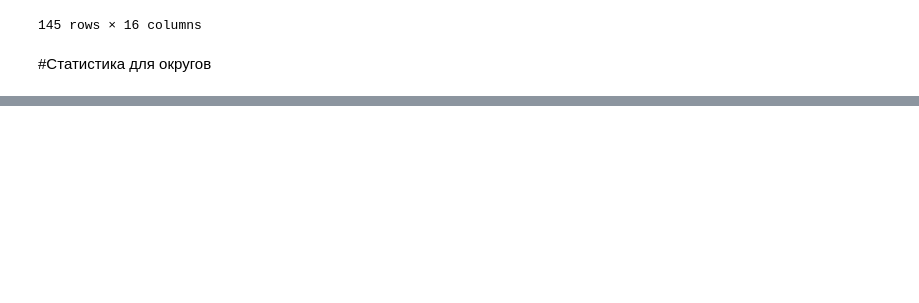
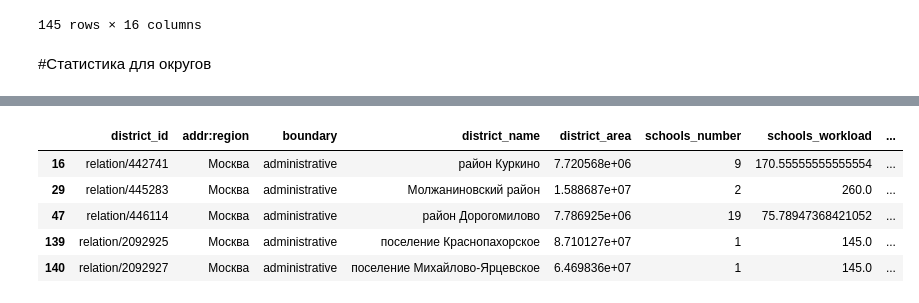
Before and after one commit to IvanTurHi/diplom, a Jupyter notebook: additional_code/preparation_for_statistic.ipynb, the cells around one changed output, grey strips where cells are left out. Cells and saved outputs as stored; diff of their text form; code cells hidden in the pictures; blank space fills up the shorter version.

```diff
--- a/additional_code/preparation_for_statistic.ipynb
+++ b/additional_code/preparation_for_statistic.ipynb
@@ -488,0 +517,30 @@ regions_df.to_file('/content/administrative_regions_transform.geojson', driver="
+# %%
+zone_1 = ['relation/1281220', 'relation/1250526', 'relation/1257484', 'relation/446079', 'relation/2162195', 'relation/445298',
+          'relation/1281648', 'relation/444908', 'relation/446114', 'relation/1255942', 'relation/952191', 'relation/1257218',
+          'relation/240229', 'relation/1281702', 'relation/1252407', 'relation/364001', 'relation/1278046', 'relation/1292499',
+          'relation/1250619', 'relation/1299106', 'relation/1275551', 'relation/1292679', 'relation/446115', 'relation/446272',
+          'relation/445281', 'relation/445280', 'relation/364551', 'relation/1275608', 'relation/1257786', 'relation/1292731',
+          'relation/446112', 'relation/1255987', 'relation/428431', 'relation/445299', 'relation/1281263', 'relation/1275627']
+# %%
+zone_2 = ['relation/1252465', 'relation/1319060', 'relation/1252424', 'relation/446078', 'relation/1255704', 'relation/445297',
+          'relation/1319142', 'relation/1281209', 'relation/1292286', 'relation/1319263', 'relation/1319245', 'relation/445277',
+          'relation/1292211', 'relation/444812', 'relation/226927', 'relation/442741', 'relation/445273', 'relation/1278064',
+          'relation/1252448', 'relation/1250724', 'relation/455222', 'relation/1319078', 'relation/442733', 'relation/1257472',
+          'relation/445283', 'relation/455528', 'relation/535655', 'relation/455460', 'relation/535662', 'relation/1298976',
+          'relation/455539', 'relation/456807', 'relation/445282', 'relation/1292749', 'relation/1299013', 'relation/446081',
+          'relation/1250618', 'relation/1255680', 'relation/446086', 'relation/445279', 'relation/1299031', 'relation/434560',
+          'relation/455184', 'relation/445276', 'relation/446111', 'relation/445274', 'relation/950641', 'relation/535680',
+          'relation/951305', 'relation/950664', 'relation/431464', 'relation/446087', 'relation/446080', 'relation/1278096',
+          'relation/446271', 'relation/951334']
+# %%
+zone_3 = []
+for i in districts_list:
+  if i not in zone_1 and i not in zone_2:
+    zone_3.append(i)
+# %%
+kinder_zone_1 = 46
+kinder_zone_2 = 55
+kinder_zone_3 = 63
+school_zone_1 = 105
+school_zone_2 = 112
+school_zone_3 = 124
@@ -488,0 +597,9 @@ regions_df.to_file('/content/administrative_regions_transform.geojson', driver="
+# %%
+districts_df.loc[districts_df['is_obespech_schools'] == 1]
+# %% [output]
+|  | district_id | addr:region | boundary | district_name | district_area | schools_number | schools_workload | ... |
+| 16 | relation/442741 | Москва | administrative | район Куркино | 7.720568e+06 | 9 | 170.55555555555554 | ... |
+| 29 | relation/445283 | Москва | administrative | Молжаниновский район | 1.588687e+07 | 2 | 260.0 | ... |
+| 47 | relation/446114 | Москва | administrative | район Дорогомилово | 7.786925e+06 | 19 | 75.78947368421052 | ... |
+| 139 | relation/2092925 | Москва | administrative | поселение Краснопахорское | 8.710127e+07 | 1 | 145.0 | ... |
+| 140 | relation/2092927 | Москва | administrative | поселение Михайлово-Ярцевское | 6.469836e+07 | 1 | 145.0 | ... |
```
Also changed, not shown: parts of 8 cells of this notebook, 3 other files.
